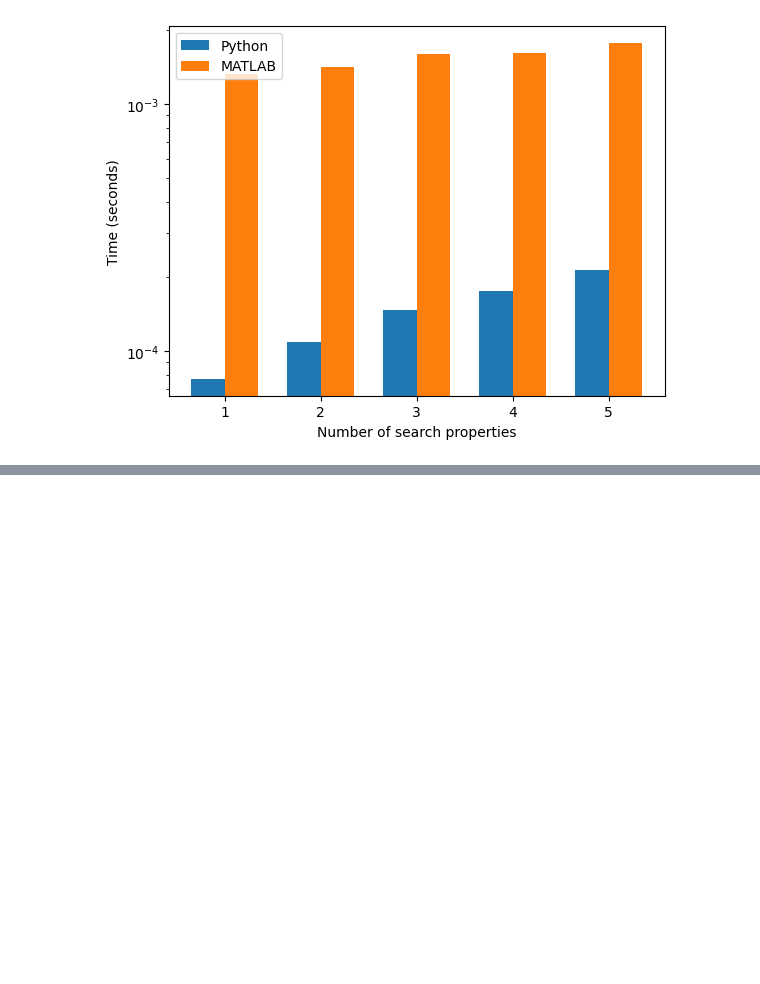
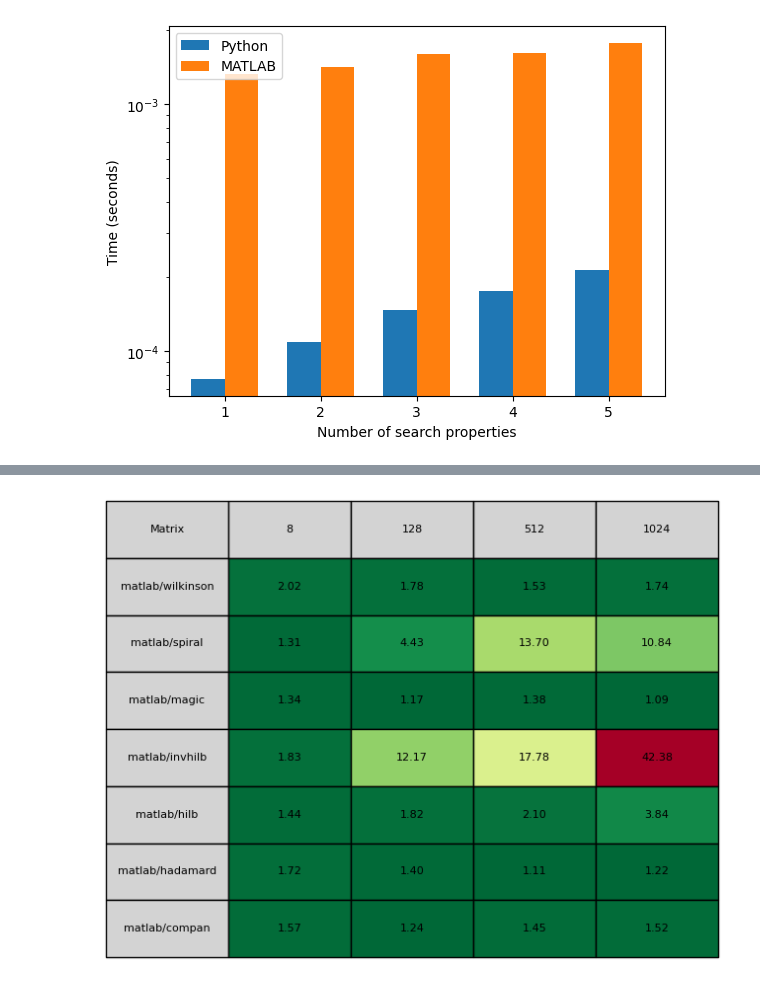
Before and after one commit to chrischiux/anymatrix-python, a Jupyter notebook: benchmark.ipynb, the cells around one changed output, grey strips where cells are left out. Saved outputs shown, nothing was run; the diff lists cells and outputs as text; code cells hidden in the pictures; blank space fills up the shorter version.

```diff
--- a/benchmark.ipynb
+++ b/benchmark.ipynb
@@ -97,0 +97,13 @@ plt.show()
+# %%
+# Run the scan command in MATLAB
+command = "anymatrix('scan')"
+matlab_scan_time = eng.eval(f"timeit({matlab_func}, 0)")
+print(matlab_scan_time)
+
+# Run the scan command in Python
+times = timeit.repeat(f"am.anymatrix('scan')", globals=globals(), repeat=1000, number=1)
+python_scan_time = statistics.median(times)
+
+
+
+print(python_scan_time)
@@ -97,0 +182,51 @@ plt.show()
+# %%
+from matplotlib.colors import Normalize
+from matplotlib.cm import get_cmap
+
+# Create figure and axis
+fig, ax = plt.subplots(figsize=(8, 6))
+ax.axis('off')
+
+# Create table
+table_data = []
+values = []
+for i in range(len(matrix_ID)):
+    row = [matrix_ID[i]]
+    for j in range(len(matrix_arg)):
+        value = python_runtime[i][j] / matlab_runtime[i][j]
+        row.append(f"{value:.2f}")
+        values.append(value)
+    table_data.append(row)
+
+# Add header
+header = ['Matrix'] + matrix_arg
+table_data.insert(0, header)
+
+# Normalize values for colormap
+norm = Normalize(vmin=min(values), vmax=max(values))
+cmap = get_cmap('RdYlGn_r')  # Reverse the colormap by adding '_r'
+
+# Create table
+table = Table(ax, bbox=[0, 0, 1, 1])
+n_rows, n_cols = len(table_data), len(table_data[0])
+
+# Add cells
+for i in range(n_rows):
+    for j in range(n_cols):
+        cell_text = table_data[i][j]
+        if i == 0 or j == 0:
+            # Header cells
+            table.add_cell(i, j, width=1/n_cols, height=1/n_rows, text=cell_text, loc='center', facecolor='lightgrey')
+        else:
+            # Data cells
+            value = float(cell_text)
+            color = cmap(norm(value))
+            table.add_cell(i, j, width=1/n_cols, height=1/n_rows, text=cell_text, loc='center', facecolor=color)
+
+# Add table to axis
+ax.add_table(table)
+
+# Display plot
+plt.show()
+# %% [output]
+[figure, added]
```
Also changed, not shown: parts of 13 cells of this notebook, 4 other files.
